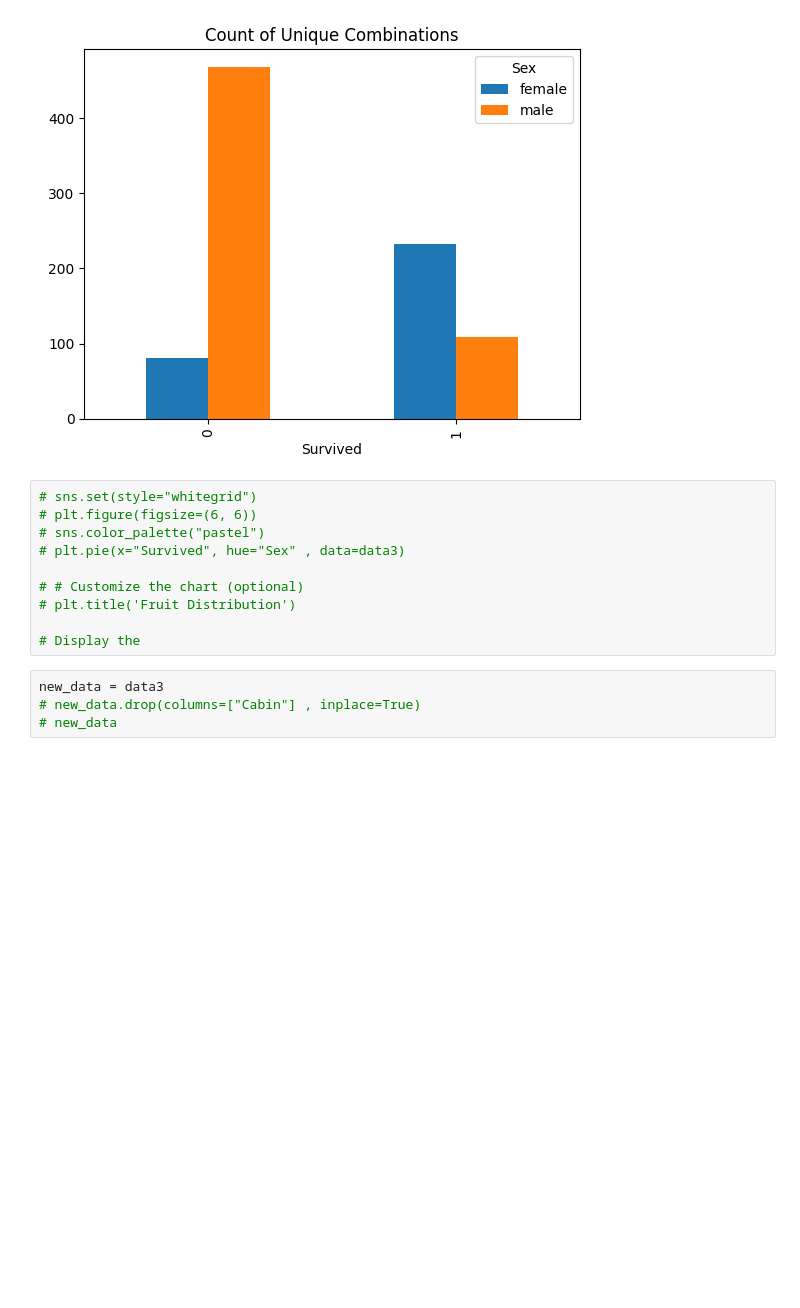
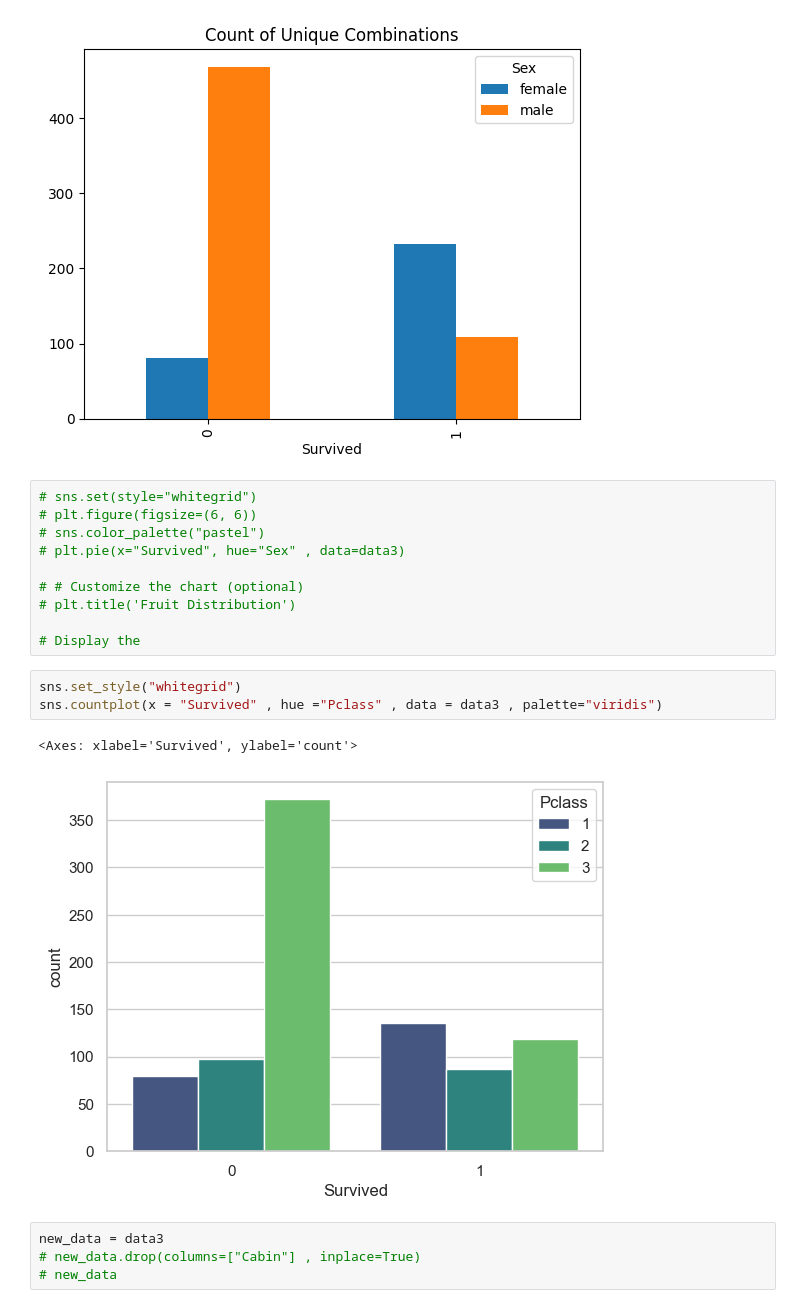
Before and after one commit to humancoder1/EDA_Titanic_DataSet, a Jupyter notebook: test.ipynb, the cells around one changed output. Saved outputs shown, nothing was run; the diff lists cells and outputs as text; blank space fills up the shorter version.

Commit message:
completed data cleaning and added a plot for survived passengers with pclass

```diff
--- a/test.ipynb
+++ b/test.ipynb
@@ -182,6 +182,12 @@ Survived
 # plt.title('Fruit Distribution')
 
 # Display the
+# %%
+sns.set_style("whitegrid")
+sns.countplot(x = "Survived" , hue ="Pclass" , data = data3 , palette="viridis")
+# %% [output]
+<Axes: xlabel='Survived', ylabel='count'>
+[figure, added]
 # %%
 new_data = data3
 # new_data.drop(columns=["Cabin"] , inplace=True)
```
Also changed, not shown: parts of 1 cell of this notebook.
